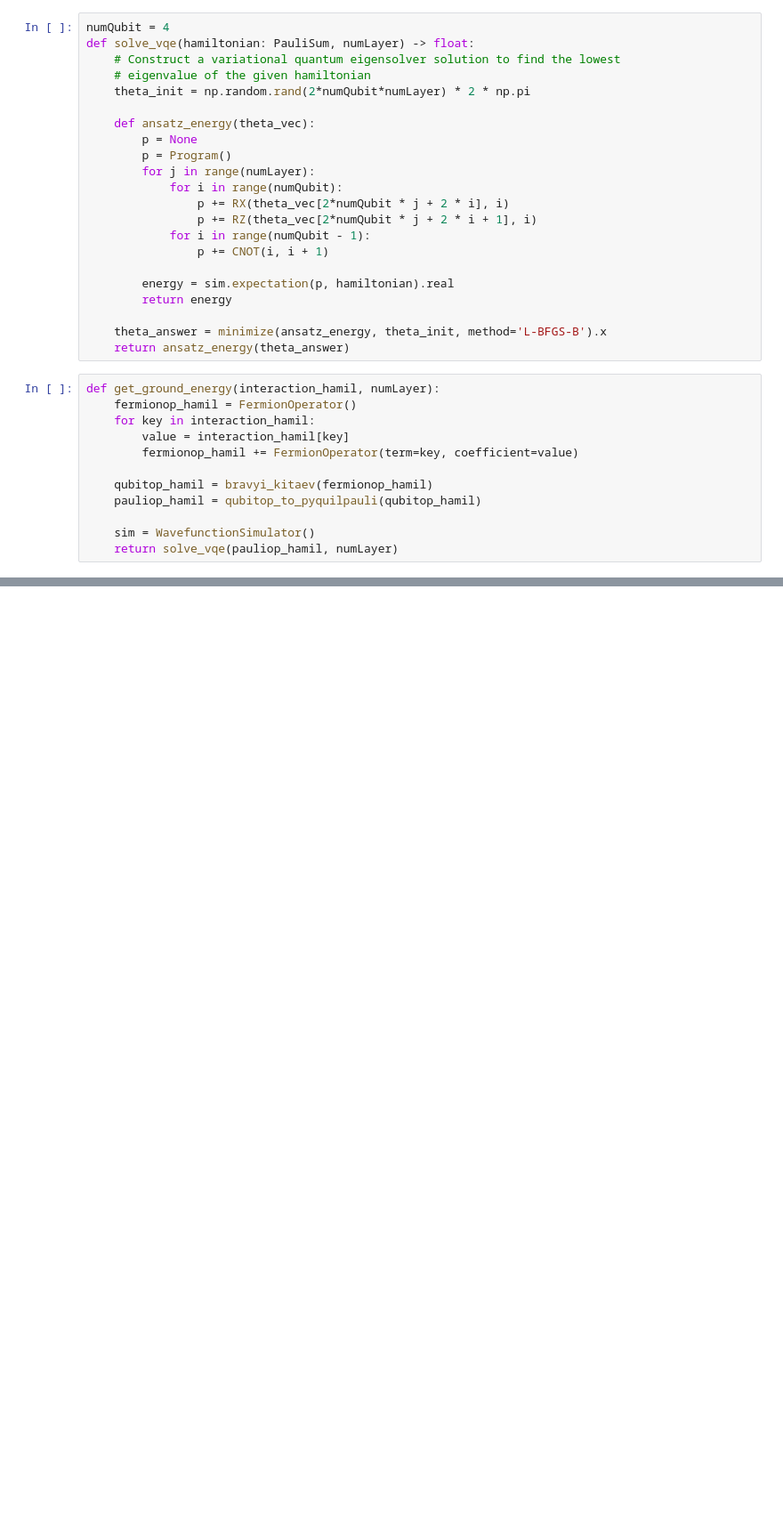
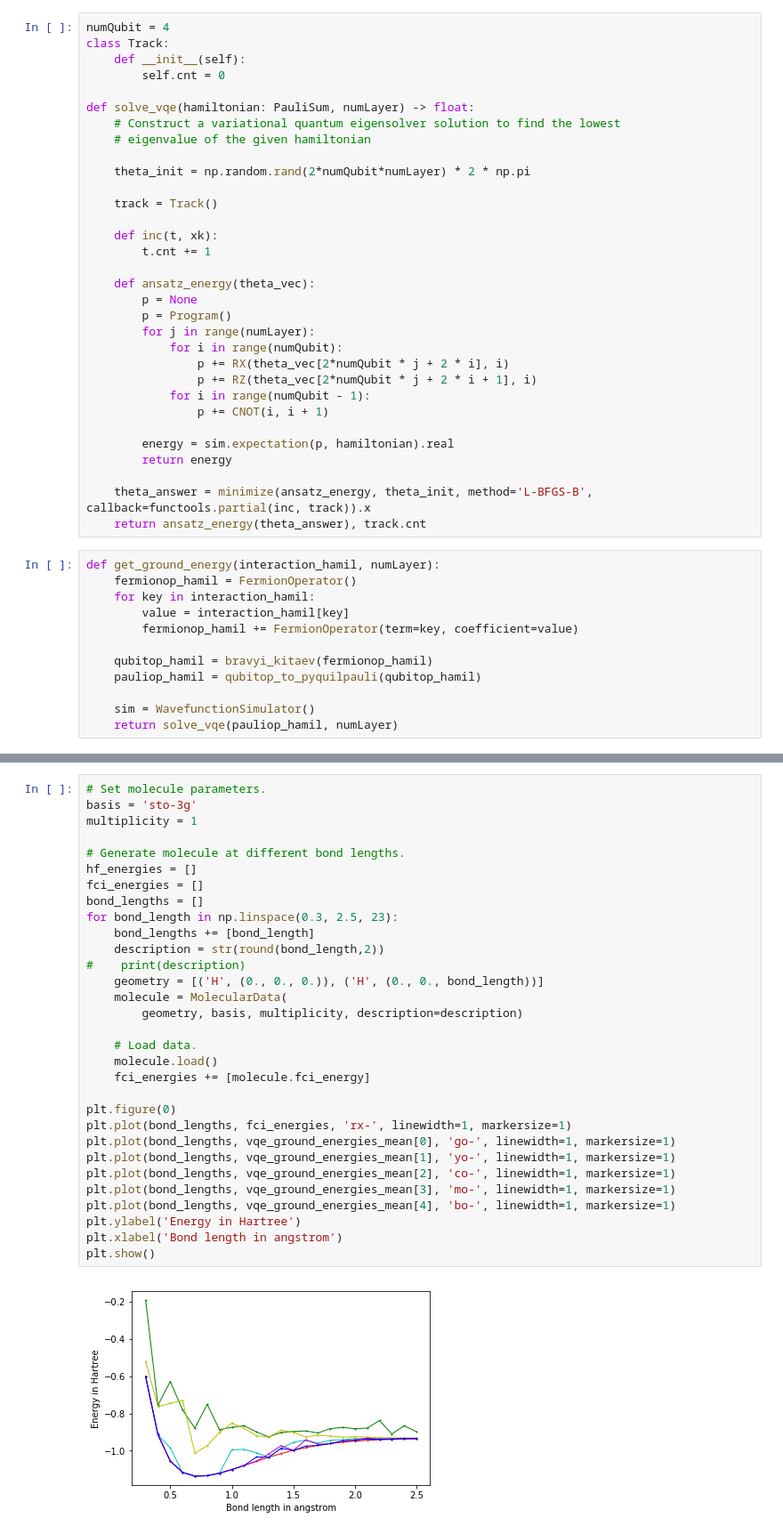
Before and after one commit to mingyu-kang/cs269q_openfermion, a Jupyter notebook: h2 ground state energy plot.ipynb, the cells around one changed output, grey strips where cells are left out. Shown at 89% size. Cells and saved outputs as stored; diff of their text form; blank space fills up the shorter version.

```diff
--- a/h2 ground state energy plot.ipynb
+++ b/h2 ground state energy plot.ipynb
@@ -17,10 +17,20 @@ import functools
 sim = WavefunctionSimulator()
 # %%
 numQubit = 4
+class Track:
+    def __init__(self):
+        self.cnt = 0
+
 def solve_vqe(hamiltonian: PauliSum, numLayer) -> float:
     # Construct a variational quantum eigensolver solution to find the lowest
     # eigenvalue of the given hamiltonian
+
     theta_init = np.random.rand(2*numQubit*numLayer) * 2 * np.pi
+
+    track = Track()
+
+    def inc(t, xk):
+        t.cnt += 1
 
     def ansatz_energy(theta_vec):
         p = None
@@ -35,8 +45,8 @@ def solve_vqe(hamiltonian: PauliSum, numLayer) -> float:
         energy = sim.expectation(p, hamiltonian).real
         return energy
 
-    theta_answer = minimize(ansatz_energy, theta_init, method='L-BFGS-B').x
-    return ansatz_energy(theta_answer)
+    theta_answer = minimize(ansatz_energy, theta_init, method='L-BFGS-B', callback=functools.partial(inc, track)).x
+    return ansatz_energy(theta_answer), track.cnt
 # %%
 def get_ground_energy(interaction_hamil, numLayer):
     fermionop_hamil = FermionOperator()
@@ -51,0 +125,33 @@ def get_ground_energy(interaction_hamil, numLayer):
+# %%
+# Set molecule parameters.
+basis = 'sto-3g'
+multiplicity = 1
+
+# Generate molecule at different bond lengths.
+hf_energies = []
+fci_energies = []
+bond_lengths = []
+for bond_length in np.linspace(0.3, 2.5, 23):
+    bond_lengths += [bond_length]
+    description = str(round(bond_length,2))
+#    print(description)
+    geometry = [('H', (0., 0., 0.)), ('H', (0., 0., bond_length))]
+    molecule = MolecularData(
+        geometry, basis, multiplicity, description=description)
+
+    # Load data.
+    molecule.load()
+    fci_energies += [molecule.fci_energy]
+
+plt.figure(0)
+plt.plot(bond_lengths, fci_energies, 'rx-', linewidth=1, markersize=1)
+plt.plot(bond_lengths, vqe_ground_energies_mean[0], 'go-', linewidth=1, markersize=1)
+plt.plot(bond_lengths, vqe_ground_energies_mean[1], 'yo-', linewidth=1, markersize=1)
+plt.plot(bond_lengths, vqe_ground_energies_mean[2], 'co-', linewidth=1, markersize=1)
+plt.plot(bond_lengths, vqe_ground_energies_mean[3], 'mo-', linewidth=1, markersize=1)
+plt.plot(bond_lengths, vqe_ground_energies_mean[4], 'bo-', linewidth=1, markersize=1)
+plt.ylabel('Energy in Hartree')
+plt.xlabel('Bond length in angstrom')
+plt.show()
+# %% [output]
+[figure, added]
```
Also changed, not shown: parts of 5 cells of this notebook, 4 other files.
